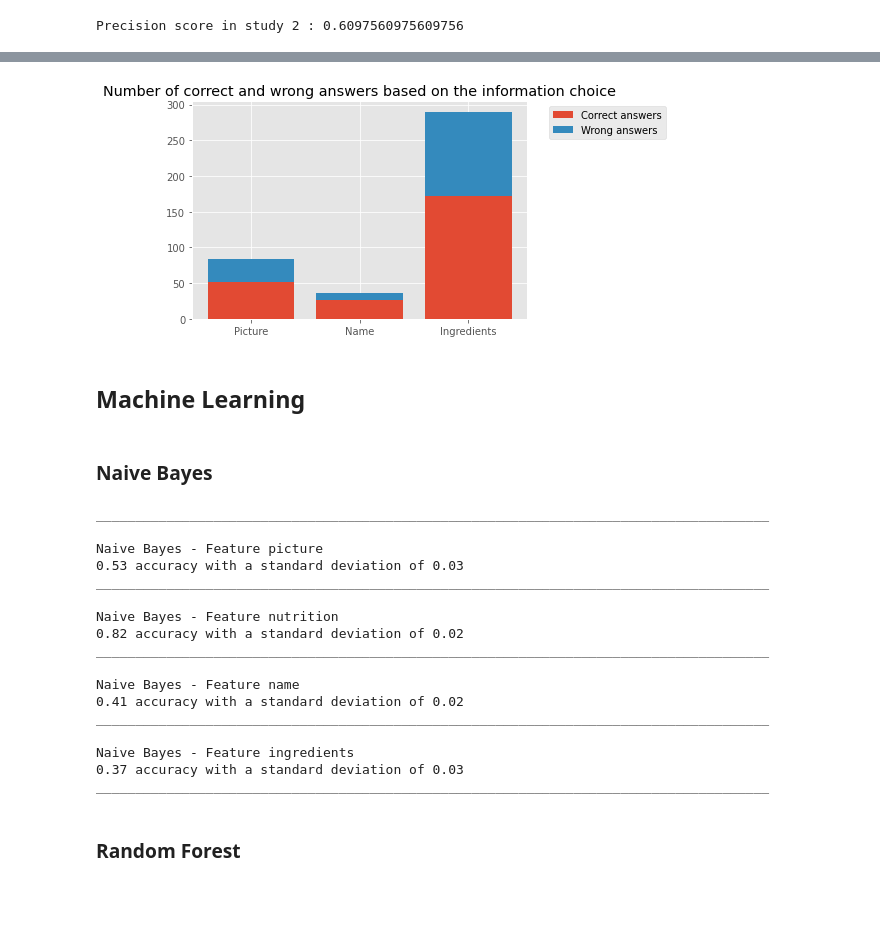
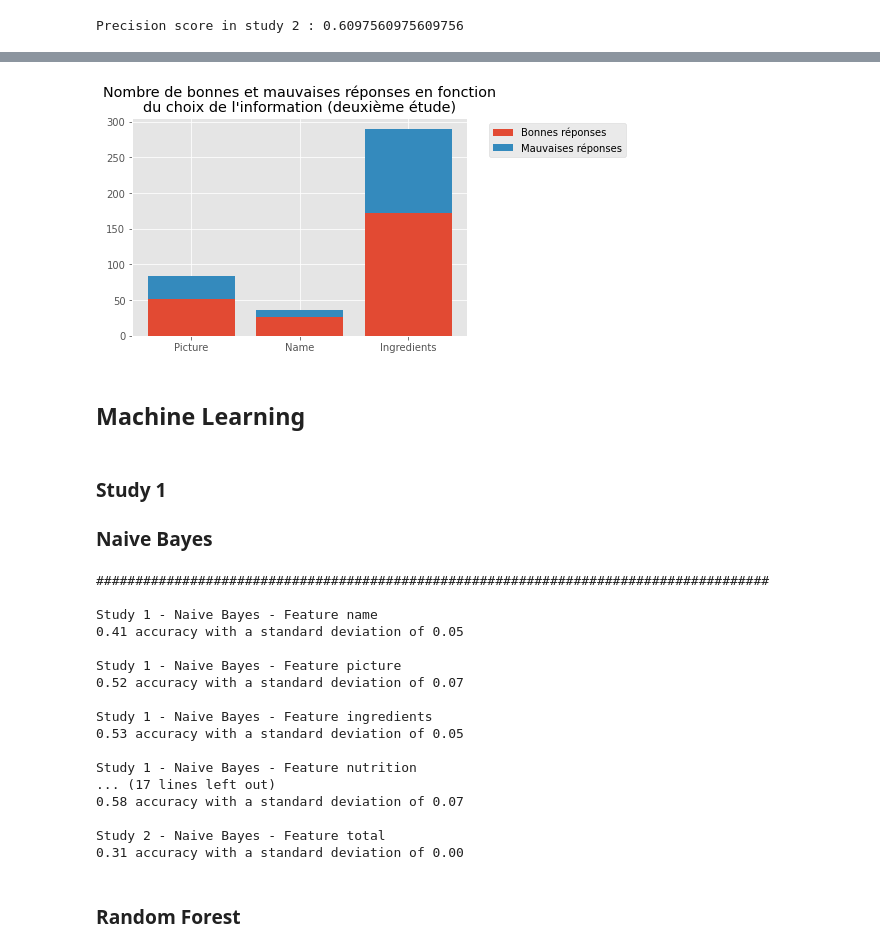
Before and after one commit to almehdiKrisni/Projet-RI-Recreation-Papier-Scientifique, a Jupyter notebook: dataAnalysis.ipynb, the cells around one changed output, grey strips where cells are left out. Drawn from its saved outputs; the diff is of its cells as text; code cells hidden in the pictures; blank space fills up the shorter version.

```diff
--- a/dataAnalysis.ipynb
+++ b/dataAnalysis.ipynb
@@ -372,66 +376,68 @@ plt.show()
 # %%
 # Stacked bar plot to analyse the numbers of correct and false answers per information choice
 anspic2 = study2res[study2res["information_choice"] == 1][["recipe_choice", "expected_answer"]]
 correctpic2 = sum([1 for i, j in zip(anspic2["recipe_choice"].tolist(), anspic2["expected_answer"].tolist()) if i == j])
 falsepic2 = sum([1 for i, j in zip(anspic2["recipe_choice"].tolist(), anspic2["expected_answer"].tolist()) if i != j])
 
 ansname2 = study2res[study2res["information_choice"] == 2][["recipe_choice", "expected_answer"]]
 correctname2 = sum([1 for i, j in zip(ansname2["recipe_choice"].tolist(), ansname2["expected_answer"].tolist()) if i == j])
 falsename2 = sum([1 for i, j in zip(ansname2["recipe_choice"].tolist(), ansname2["expected_answer"].tolist()) if i != j])
 
 ansing2 = study2res[study2res["information_choice"] == 3][["recipe_choice", "expected_answer"]]
 correcting2 = sum([1 for i, j in zip(ansing2["recipe_choice"].tolist(), ansing2["expected_answer"].tolist()) if i == j])
 falseing2 = sum([1 for i, j in zip(ansing2["recipe_choice"].tolist(), ansing2["expected_answer"].tolist()) if i != j])
 
 # We create lists to group the data for the plot
 ga2 = [correctpic2, correctname2, correcting2]
 ba2 = [falsepic2, falsename2, falseing2]
 
 # We plot the values
 fig, ax = plt.subplots()
-plt.title("Number of correct and wrong answers based on the information choice")
-ax.bar(val2, ga2, label="Correct answers")
-ax.bar(val2, ba2, label="Wrong answers", bottom=ga2)
+plt.title("Nombre de bonnes et mauvaises réponses en fonction\ndu choix de l'information (deuxième étude)")
+ax.bar(val2, ga2, label="Bonnes réponses")
+ax.bar(val2, ba2, label="Mauvaises réponses", bottom=ga2)
 plt.legend(bbox_to_anchor=(1.05, 1.0), loc='upper left')
 plt.savefig("bin/s2plot/answer_numbers_study2.png", bbox_inches='tight')
 plt.show()
 # %% [output]
-[figure, old version]
+[figure, new version]
 # %% [markdown]
 ## Machine Learning
 # %%
 # List of features
 featlist = ["picture", "name", "nutrition", "ingredients", "total"]
 # %% [markdown]
+### **Study 1**
+
 ### **Naive Bayes**
 # %%
 # We introduce the NB classifier. The import is done in the utils file.
 
-print("______________________________________________________________________________________\n")
-for feat in ["picture", "nutrition", "name", "ingredients"] :
-    dX, dY = extractFeaturesTests(df, feat)
-    model = GaussianNB()
-    scores = cross_val_score(model, dX, dY, cv=10, n_jobs=1, scoring='f1_macro')
-    print("Naive Bayes - Feature %s\n%0.2f accuracy with a standard deviation of %0.2f" % (feat, scores.mean(), scores.std()))
-    print("______________________________________________________________________________________\n")
+for s in [1, 2] :
+    print("######################################################################################\n")
+    for feat in ["name", "picture", "ingredients", "nutrition", "total"] :
+        dX, dY = extractFeaturesTests(df, feat, sset=s)
+        model = GaussianNB()
+        scores = cross_val_score(model, dX, dY, cv=10, n_jobs=1, scoring='f1_macro')
+        print("Study %d - Naive Bayes - Feature %s\n%0.2f accuracy with a standard deviation of %0.2f\n" % (s, feat, scores.mean(), scores.std()))
 # %% [output]
-______________________________________________________________________________________
+######################################################################################
 
-Naive Bayes - Feature picture
-0.53 accuracy with a standard deviation of 0.03
-______________________________________________________________________________________
+Study 1 - Naive Bayes - Feature name
+0.41 accuracy with a standard deviation of 0.05
 
-Naive Bayes - Feature nutrition
-0.82 accuracy with a standard deviation of 0.02
-______________________________________________________________________________________
+Study 1 - Naive Bayes - Feature picture
+0.52 accuracy with a standard deviation of 0.07
 
-Naive Bayes - Feature name
-0.41 accuracy with a standard deviation of 0.02
-______________________________________________________________________________________
+Study 1 - Naive Bayes - Feature ingredients
+0.53 accuracy with a standard deviation of 0.05
 
-Naive Bayes - Feature ingredients
-0.37 accuracy with a standard deviation of 0.03
-______________________________________________________________________________________
+Study 1 - Naive Bayes - Feature nutrition
+... (17 lines left out)
+0.58 accuracy with a standard deviation of 0.07
+
+Study 2 - Naive Bayes - Feature total
+0.31 accuracy with a standard deviation of 0.00
 # %% [markdown]
 ### **Random Forest**
 # %%
```
Also changed, not shown: parts of 14 cells of this notebook, 2 other files.
